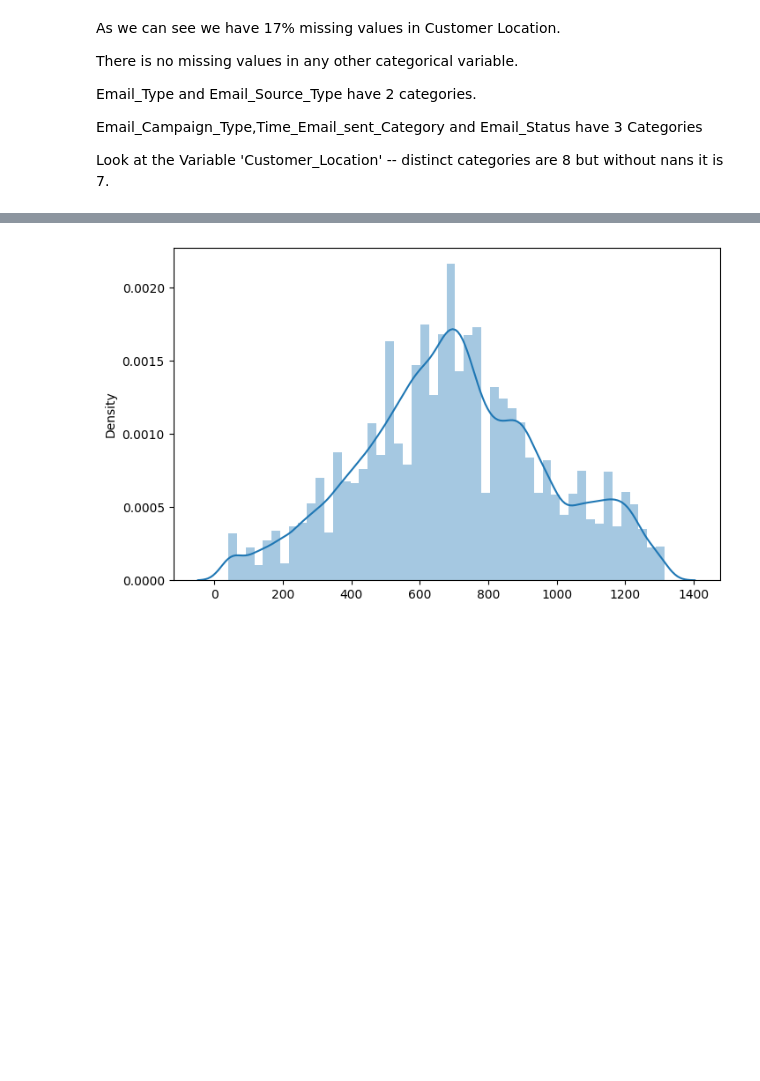
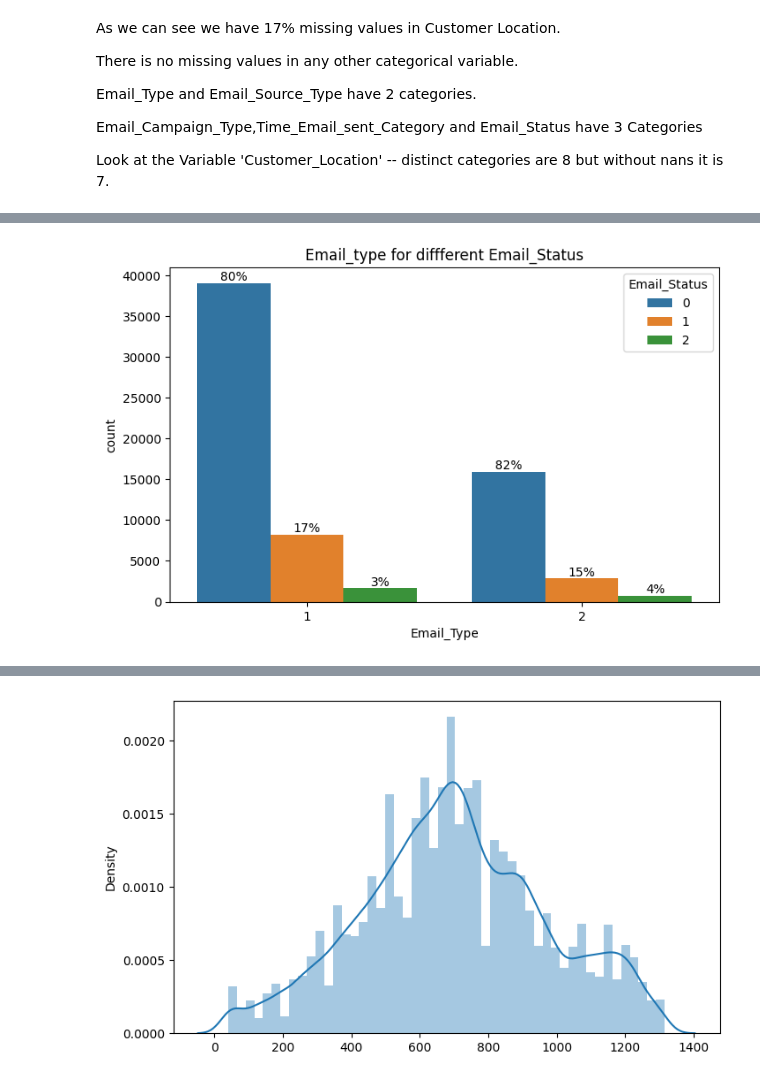
Before and after one commit to renukagore107/CAPSTONE-PROJECT-3--CLASSIFICATION, a Jupyter notebook: classification_data_email.ipynb, the cells around one changed output, grey strips where cells are left out. Cells and saved outputs as stored; diff of their text form; code cells hidden in the pictures; blank space fills up the shorter version.

```diff
--- a/classification_data_email.ipynb
+++ b/classification_data_email.ipynb
@@ -323,0 +387,7 @@ for i,value in enumerate(categorical_variables):
+# %%
+# Chart - 4 visualization code
+ax=sns.countplot(x=email_df['Email_Type'],hue=email_df["Email_Status"])
+plt.title('Email_type for diffferent Email_Status')
+barPerc(email_df,'Email_Type',ax)
+# %% [output]
+[figure, added]
```
Also changed, not shown: parts of 53 cells of this notebook.
